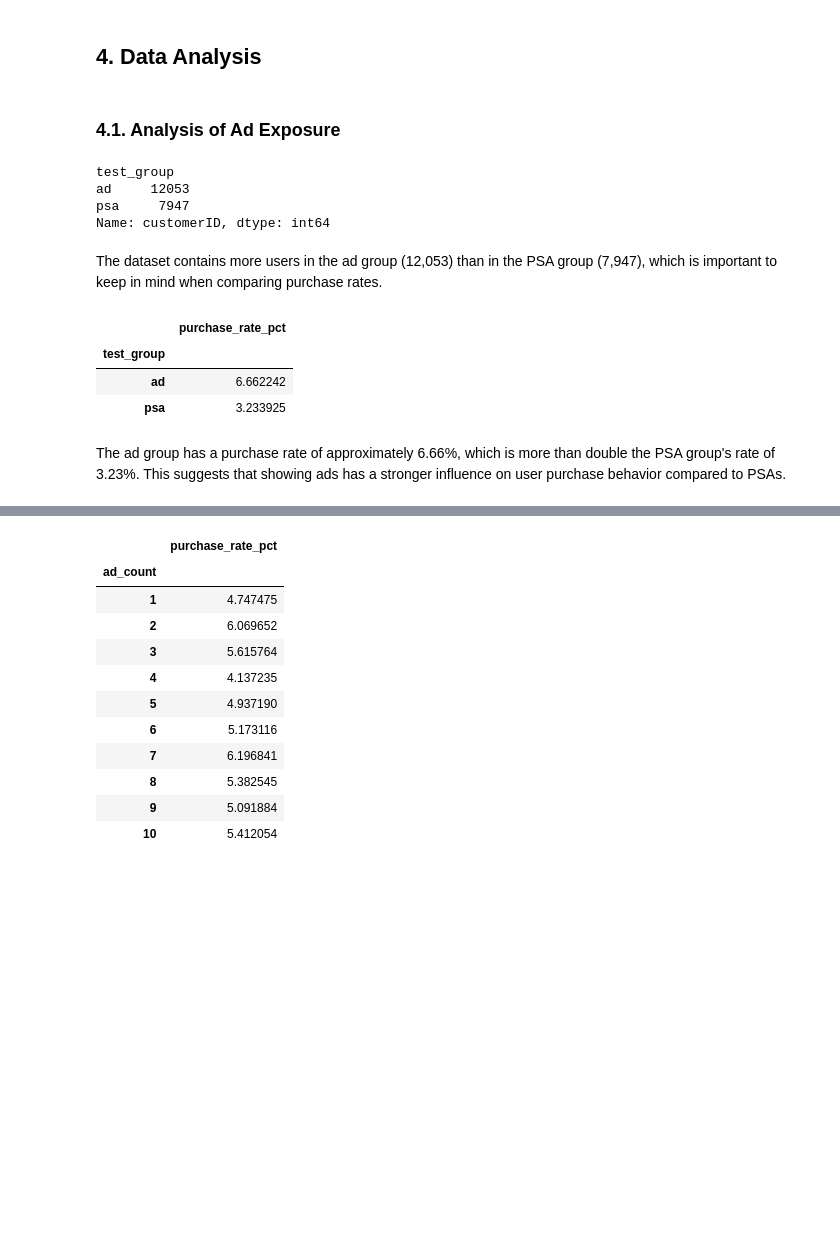
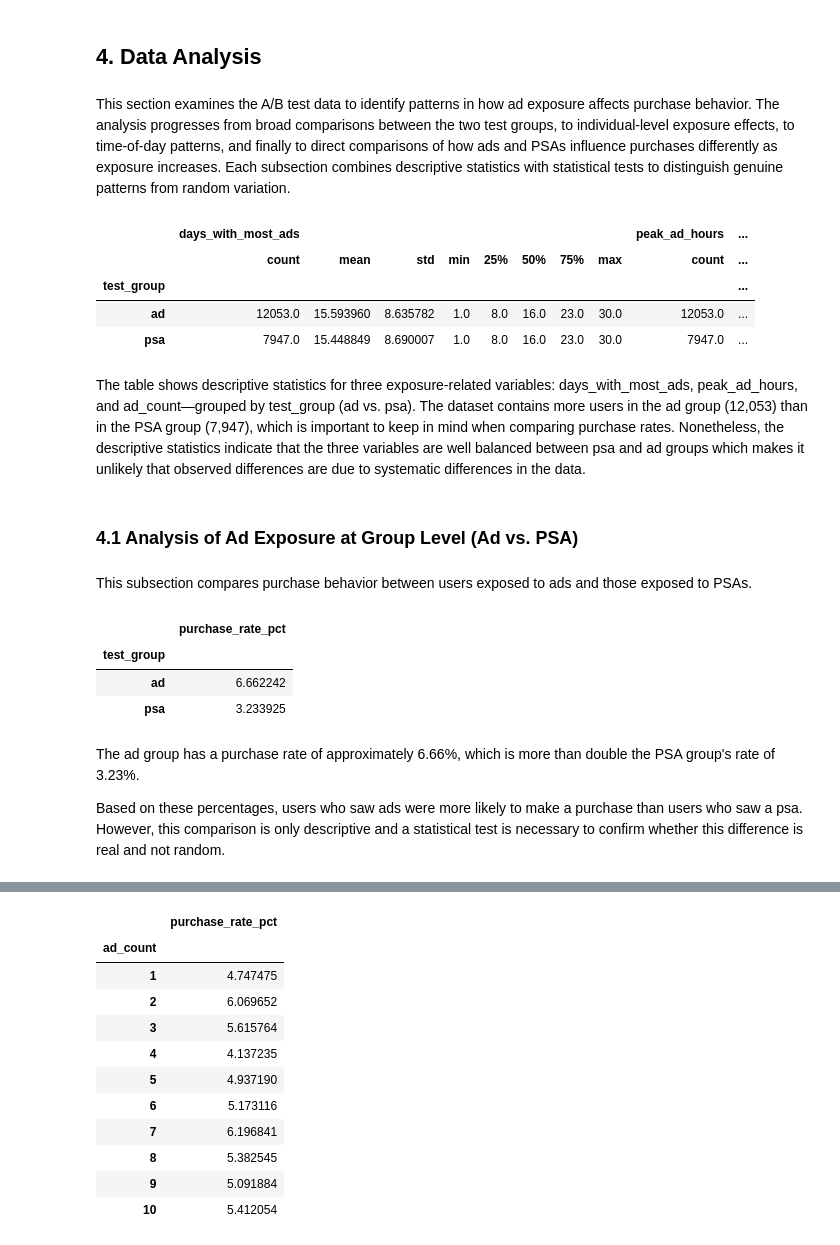
Before and after one commit to lilalaser/Python_AB_Test, a Jupyter notebook: Notebook_AB_Test.ipynb, the cells around one changed output, grey strips where cells are left out. Saved outputs shown, nothing was run; the diff lists cells and outputs as text; code cells hidden in the pictures; blank space fills up the shorter version.

```diff
--- a/Notebook_AB_Test.ipynb
+++ b/Notebook_AB_Test.ipynb
@@ -82,19 +97,26 @@ ab_test_df.head()
 | 4 | 5 | ad | False | 3 | 13 | 5 |
 # %% [markdown]
 ## 4. Data Analysis
-# %% [markdown]
-### 4.1. Analysis of Ad Exposure
-# %%
-# Amount of users in each test group (ad and psa)
-users_per_group_df = ab_test_df['customerID'].groupby(ab_test_df['test_group']).nunique()
-users_per_group_df
-# %% [output]
-test_group
-ad     12053
-psa     7947
-Name: customerID, dtype: int64
+# %% [markdown]
+This section examines the A/B test data to identify patterns in how ad exposure affects purchase behavior. The analysis progresses from broad comparisons between the two test groups, to individual-level exposure effects, to time-of-day patterns, and finally to direct comparisons of how ads and PSAs influence purchases differently as exposure increases. Each subsection combines descriptive statistics with statistical tests to distinguish genuine patterns from random variation.
+# %%
+# Show all columns
+pd.set_option('display.max_columns', None)
+# %%
+ab_test_df.groupby('test_group')[['days_with_most_ads','peak_ad_hours','ad_count']].describe()
+# %% [output]
+|  | days_with_most_ads |  |  |  |  |  |  |  | peak_ad_hours | ... |
+|  | count | mean | std | min | 25% | 50% | 75% | max | count | ... |
+| test_group |  |  |  |  |  |  |  |  |  | ... |
+| ad | 12053.0 | 15.593960 | 8.635782 | 1.0 | 8.0 | 16.0 | 23.0 | 30.0 | 12053.0 | ... |
+| psa | 7947.0 | 15.448849 | 8.690007 | 1.0 | 8.0 | 16.0 | 23.0 | 30.0 | 7947.0 | ... |
 # %% [markdown]
-The dataset contains more users in the ad group (12,053) than in the PSA group (7,947), which is important to keep in mind when comparing purchase rates.
+The table shows descriptive statistics for three exposure-related variables: days_with_most_ads, peak_ad_hours, and ad_count—grouped by test_group (ad vs. psa).
+The dataset contains more users in the ad group (12,053) than in the PSA group (7,947), which is important to keep in mind when comparing purchase rates. Nonetheless, the descriptive statistics indicate that the three variables are well balanced between psa and ad groups which makes it unlikely that observed differences are due to systematic differences in the data.
+# %% [markdown]
+### 4.1 Analysis of Ad Exposure at Group Level (Ad vs. PSA)
+# %% [markdown]
+This subsection compares purchase behavior between users exposed to ads and those exposed to PSAs.
 # %%
 # Calculate percentage of purchases for each test group
 
@@ -108,4 +130,5 @@ purchase_rate_df
 | psa | 3.233925 |
 # %% [markdown]
 The ad group has a purchase rate of approximately 6.66%, which is more than double the PSA group's rate of 3.23%.
-This suggests that showing ads has a stronger influence on user purchase behavior compared to PSAs.
+
+Based on these percentages, users who saw ads were more likely to make a purchase than users who saw a psa. However, this comparison is only descriptive and a statistical test is necessary to confirm whether this difference is real and not random.
```
Also changed, not shown: parts of 34 cells of this notebook.
